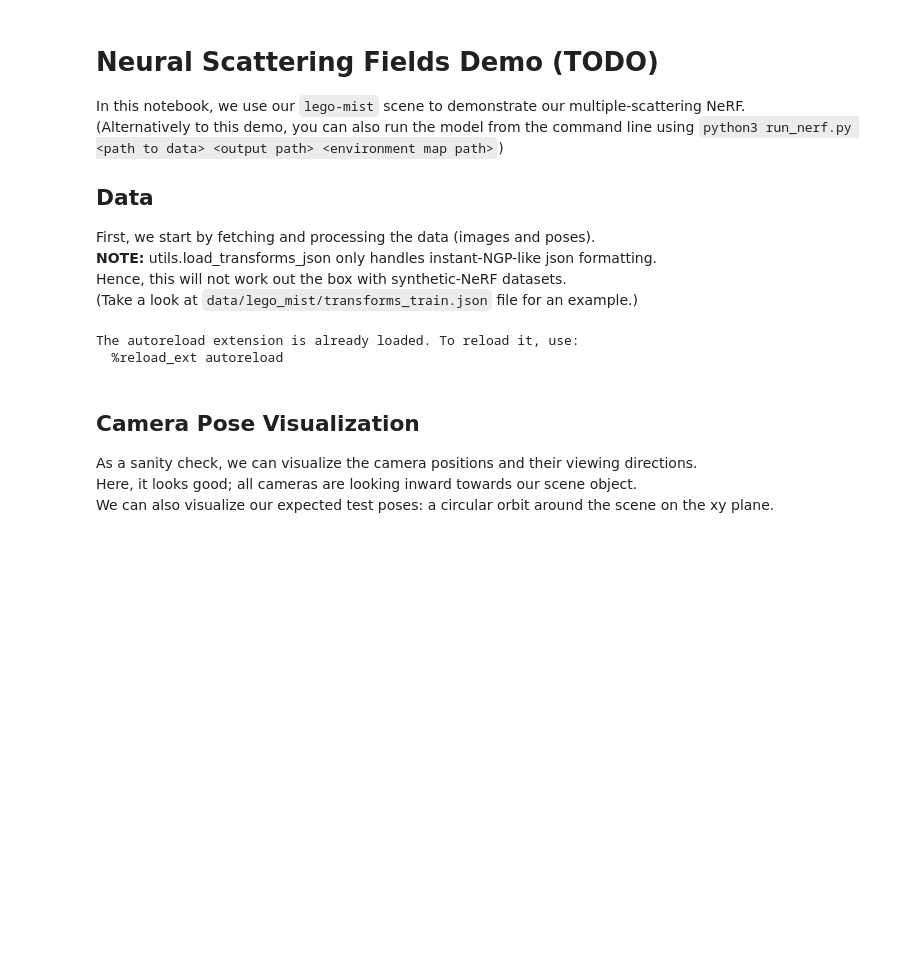
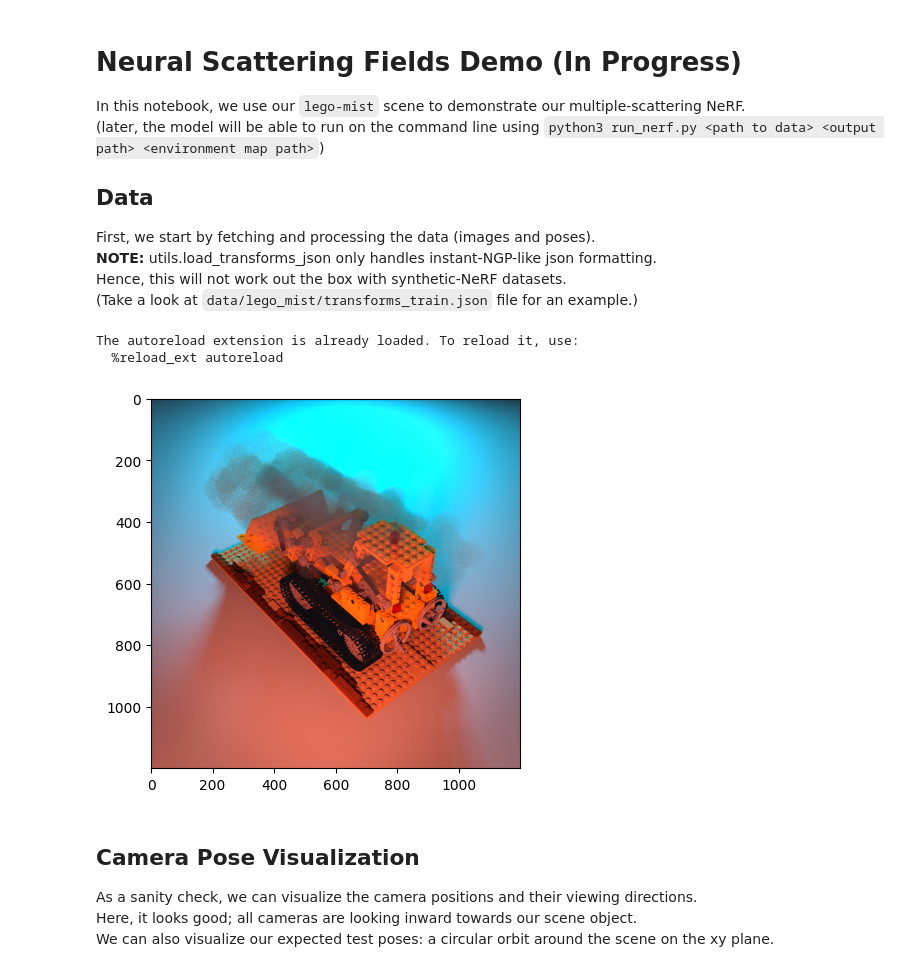
Before and after one commit to stonecodecs/neural_scattering_field, a Jupyter notebook: demo.ipynb, the cells around one changed output. Saved outputs shown, nothing was run; the diff lists cells and outputs as text; code cells hidden in the pictures; blank space fills up the shorter version.

```diff
--- a/demo.ipynb
+++ b/demo.ipynb
@@ -1,7 +1,7 @@
 # %% [markdown]
-# Neural Scattering Fields Demo (TODO)
+# Neural Scattering Fields Demo (In Progress)
 In this notebook, we use our `lego-mist` scene to demonstrate our multiple-scattering NeRF.\
-(Alternatively to this demo, you can also run the model from the command line using `python3 run_nerf.py <path to data> <output path> <environment map path>`)
+(later, the model will be able to run on the command line using `python3 run_nerf.py <path to data> <output path> <environment map path>`)
 
 ## Data
 First, we start by fetching and processing the data (images and poses).\
@@ -32,6 +33,19 @@ env_map     = np.array(Image.open("env_map_example.png"))[..., :3]
 # Therefore, as a temporary measure, we extract a few images from the training set as test instances.
 # Hence, it will be used only to demonstrate novel view synthesis.
 # test_imgs   = utils.get_images_from_folder(os.path.join(os.getcwd(), "data", "lego_mist", "test"))
+# %%
+
+# Also, NeRF is expensive, and multi-scattering NeRF is a order of magnitude higher than that!
+# Here, we choose to downsample our images to reduce the computational load.
+from utils import downsample
+
+train_imgs_ds = downsample(train_imgs, scaling_factor=12) # (100, 100, 3)
+plt.imshow(train_imgs_ds[0])
+
+if perform_downsampling:
+    train_imgs = train_imgs_ds
+# %% [output]
+[figure, added]
 # %% [markdown]
 ## Camera Pose Visualization
 As a sanity check, we can visualize the camera positions and their viewing directions.\
```
Also changed, not shown: parts of 19 cells of this notebook, 4 other files.
